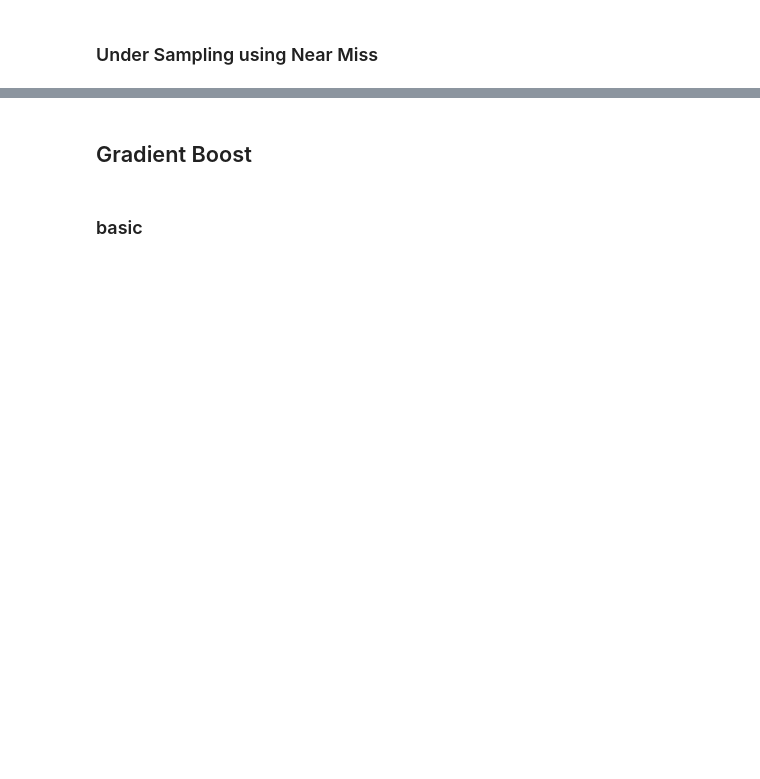
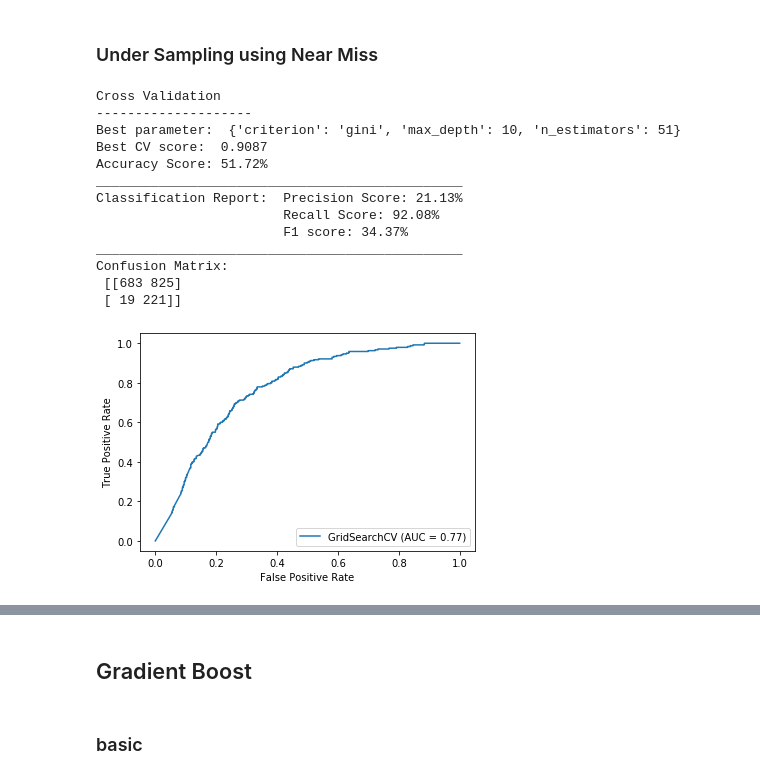
Before and after one commit to brandoncryu/disease_prediction, a Jupyter notebook: CHF_Modeling_simple.ipynb, the cells around one changed output, grey strips where cells are left out. Drawn from its saved outputs; the diff is of its cells as text; code cells hidden in the pictures; blank space fills up the shorter version.

```diff
--- a/CHF_Modeling_simple.ipynb
+++ b/CHF_Modeling_simple.ipynb
@@ -256,12 +335,25 @@ results(grid_rf_over)
 ### Under Sampling using Near Miss
 # %%
 %%time
-param_grid={'criterion': ['entropy','gini'],
-            'n_estimators': range(1,31,10),
-            'max_depth': range(10,110,20)
+param_grid={'criterion': ['gini'],
+            'n_estimators': range(1,501,50),
+            'max_depth': range(10,50,20)
             }
 
 grid_rf_under = model_selection.GridSearchCV(estimator = RandomForestClassifier(), param_grid = param_grid, cv=3)
 grid_rf_under.fit(X_res_under, y_res_under)
-
-results(grid_rf_under)
+# %% [output]
+Cross Validation
+--------------------
+Best parameter:  {'criterion': 'gini', 'max_depth': 10, 'n_estimators': 51}
+Best CV score:  0.9087
+Accuracy Score: 51.72%
+_______________________________________________
+Classification Report:  Precision Score: 21.13%
+                        Recall Score: 92.08%
+                        F1 score: 34.37%
+_______________________________________________
+Confusion Matrix:
+ [[683 825]
+ [ 19 221]]
+[figure, added]
```
Also changed, not shown: parts of 34 cells of this notebook.
